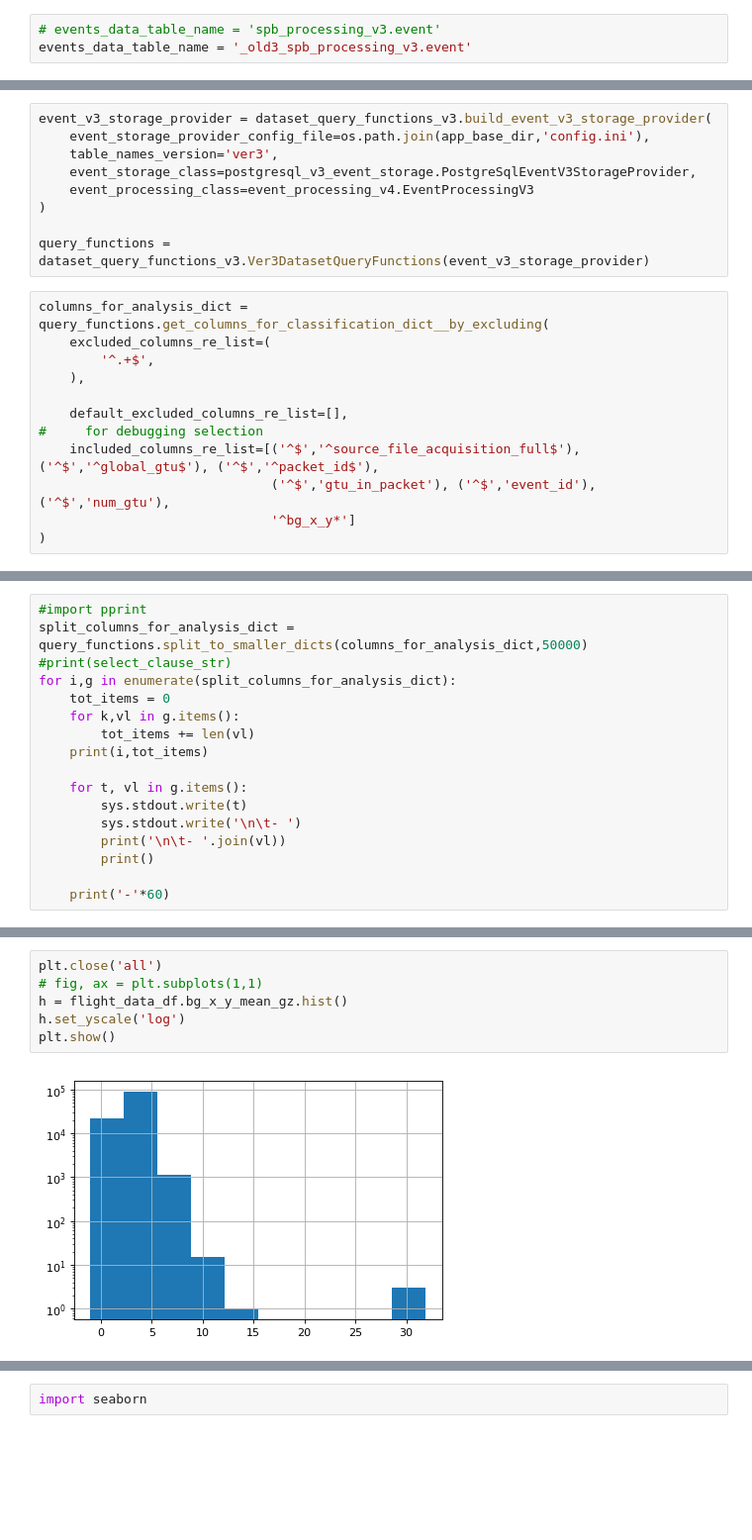
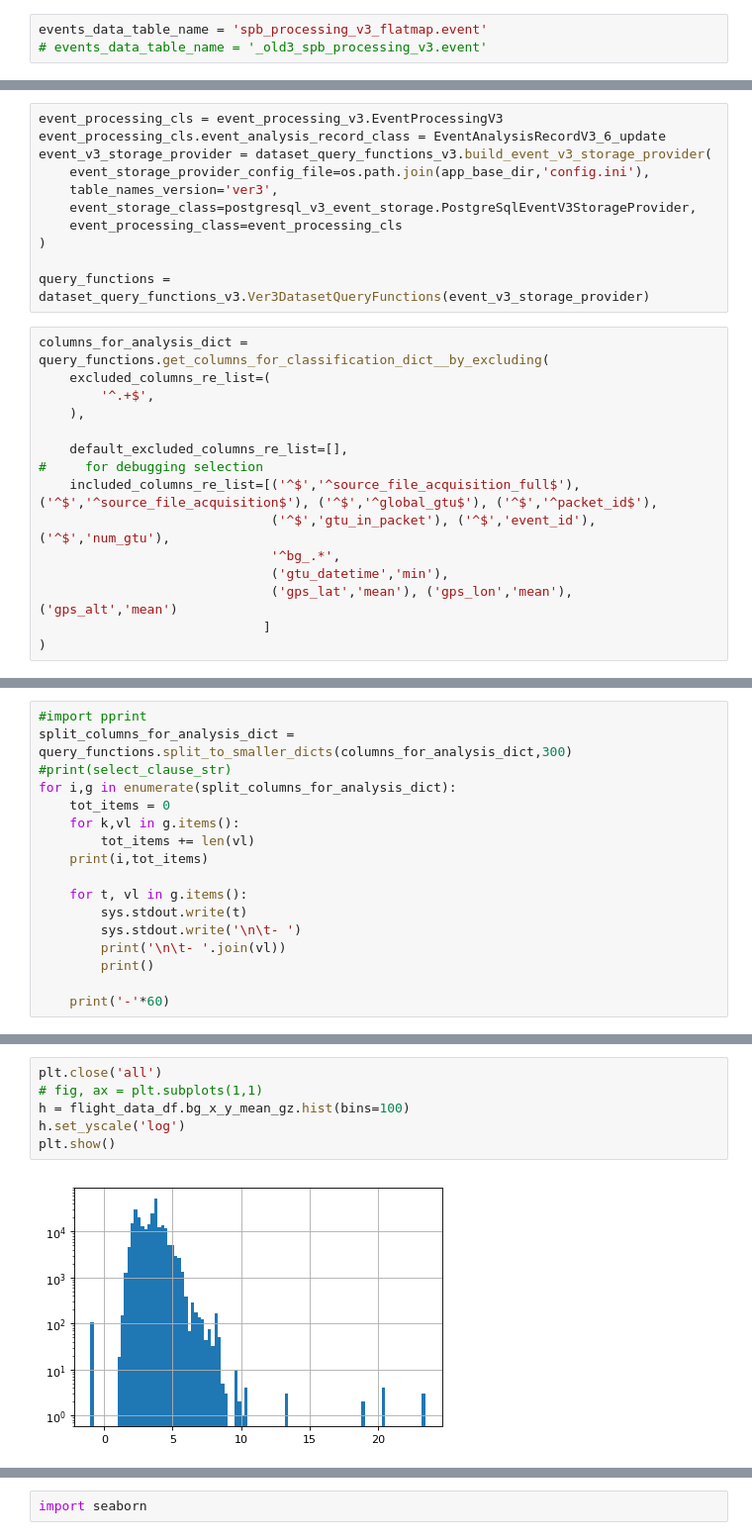
Before and after one commit to vrabelmichal/euso-patt-reco-notebooks, a Jupyter notebook: notebooks/ver3_bg_values_distribution.ipynb, the cells around one changed output, grey strips where cells are left out. Shown at 99% size. Drawn from its saved outputs; the diff is of its cells as text; blank space fills up the shorter version.

```diff
--- a/notebooks/ver3_bg_values_distribution.ipynb
+++ b/notebooks/ver3_bg_values_distribution.ipynb
@@ -41,4 +44,4 @@ Welcome to JupyROOT 6.13/02
 # %%
-# events_data_table_name = 'spb_processing_v3.event'
-events_data_table_name = '_old3_spb_processing_v3.event'
+events_data_table_name = 'spb_processing_v3_flatmap.event'
+# events_data_table_name = '_old3_spb_processing_v3.event'
 # %%
@@ -47,9 +52,11 @@ os.makedirs(data_snippets_dir, exist_ok=True)
 # %%
+event_processing_cls = event_processing_v3.EventProcessingV3
+event_processing_cls.event_analysis_record_class = EventAnalysisRecordV3_6_update
 event_v3_storage_provider = dataset_query_functions_v3.build_event_v3_storage_provider(
     event_storage_provider_config_file=os.path.join(app_base_dir,'config.ini'),
     table_names_version='ver3',
     event_storage_class=postgresql_v3_event_storage.PostgreSqlEventV3StorageProvider,
-    event_processing_class=event_processing_v4.EventProcessingV3
+    event_processing_class=event_processing_cls
 )
 
 query_functions = dataset_query_functions_v3.Ver3DatasetQueryFunctions(event_v3_storage_provider)
@@ -61,9 +68,12 @@ columns_for_analysis_dict = query_functions.get_columns_for_classification_dict_
 
     default_excluded_columns_re_list=[],
 #     for debugging selection
-    included_columns_re_list=[('^$','^source_file_acquisition_full$'), ('^$','^global_gtu$'), ('^$','^packet_id$'),
+    included_columns_re_list=[('^$','^source_file_acquisition_full$'), ('^$','^source_file_acquisition$'), ('^$','^global_gtu$'), ('^$','^packet_id$'),
                               ('^$','gtu_in_packet'), ('^$','event_id'), ('^$','num_gtu'),
-                              '^bg_x_y*']
+                              '^bg_.*',
+                              ('gtu_datetime','min'),
+                              ('gps_lat','mean'), ('gps_lon','mean'), ('gps_alt','mean')
+                             ]
 )
 # %%
 removed_cols = {'spb_processing_v3.event_bg_x_y':['median','median_gz','size']}
@@ -98,6 +108,6 @@ columns_for_analysis_dict
 # %%
 #import pprint
-split_columns_for_analysis_dict = query_functions.split_to_smaller_dicts(columns_for_analysis_dict,50000)
+split_columns_for_analysis_dict = query_functions.split_to_smaller_dicts(columns_for_analysis_dict,300)
 #print(select_clause_str)
 for i,g in enumerate(split_columns_for_analysis_dict):
     tot_items = 0
@@ -172,11 +844,11 @@ flight_data_df
 # %%
 plt.close('all')
 # fig, ax = plt.subplots(1,1)
-h = flight_data_df.bg_x_y_mean_gz.hist()
+h = flight_data_df.bg_x_y_mean_gz.hist(bins=100)
 h.set_yscale('log')
 plt.show()
 # %% [output]
-[figure, old version]
+[figure, new version]
 # %%
 plt.close('all')
 # fig, ax = plt.subplots(1,1)
```
Also changed, not shown: parts of 63 cells of this notebook.
